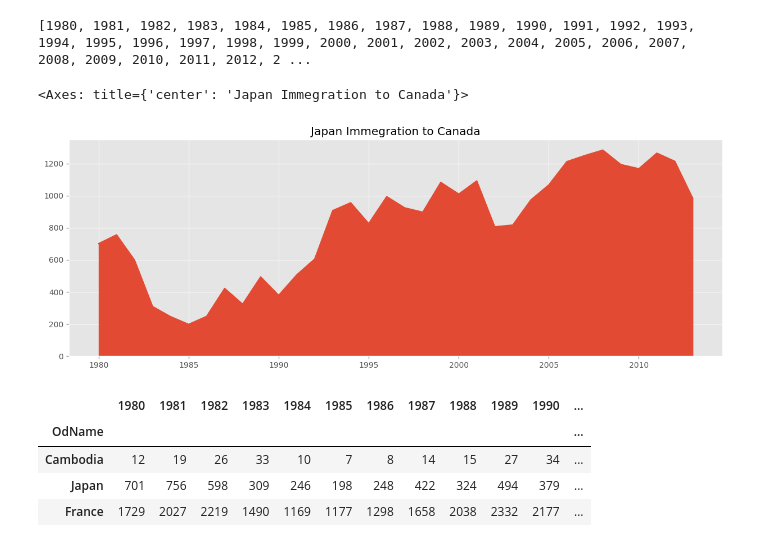
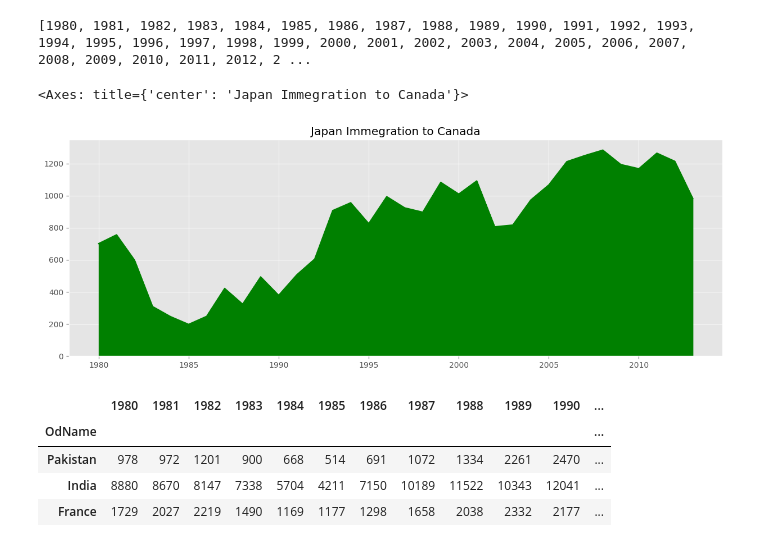
Before and after one commit to saqibyazdan/python-data-science, a Jupyter notebook: analysis/analysis1.ipynb, the cells around one changed output. Drawn from its saved outputs; the diff is of its cells as text; code cells hidden in the pictures.

```diff
--- a/analysis/analysis1.ipynb
+++ b/analysis/analysis1.ipynb
@@ -221,18 +221,18 @@ print(years)
 # %% [output]
 [1980, 1981, 1982, 1983, 1984, 1985, 1986, 1987, 1988, 1989, 1990, 1991, 1992, 1993, 1994, 1995, 1996, 1997, 1998, 1999, 2000, 2001, 2002, 2003, 2004, 2005, 2006, 2007, 2008, 2009, 2010, 2011, 2012, 2 ...
 # %%
-canada.loc['Japan', years].plot(kind= 'area', title= 'Japan Immegration to Canada', figsize = (15,5))
+canada.loc['Japan', years].plot(kind= 'area',color = 'green', title= 'Japan Immegration to Canada', figsize = (15,5))
 # %% [output]
 <Axes: title={'center': 'Japan Immegration to Canada'}>
-[figure, old version]
+[figure, new version]
 # %%
-countries = ['Cambodia', 'Japan', 'France']
+countries = ['Pakistan', 'India', 'France']
 canada.loc[countries, years]
 # %% [output]
 |  | 1980 | 1981 | 1982 | 1983 | 1984 | 1985 | 1986 | 1987 | 1988 | 1989 | 1990 | ... |
 | OdName |  |  |  |  |  |  |  |  |  |  |  | ... |
-| Cambodia | 12 | 19 | 26 | 33 | 10 | 7 | 8 | 14 | 15 | 27 | 34 | ... |
-| Japan | 701 | 756 | 598 | 309 | 246 | 198 | 248 | 422 | 324 | 494 | 379 | ... |
+| Pakistan | 978 | 972 | 1201 | 900 | 668 | 514 | 691 | 1072 | 1334 | 2261 | 2470 | ... |
+| India | 8880 | 8670 | 8147 | 7338 | 5704 | 4211 | 7150 | 10189 | 11522 | 10343 | 12041 | ... |
 | France | 1729 | 2027 | 2219 | 1490 | 1169 | 1177 | 1298 | 1658 | 2038 | 2332 | 2177 | ... |
 # %%
 canada.loc[countries, years].T.plot(kind = 'line', title = f'{", ".join(countries)}', figsize = (15,5))
```
Also changed, not shown: parts of 53 cells of this notebook, 3 other files.
